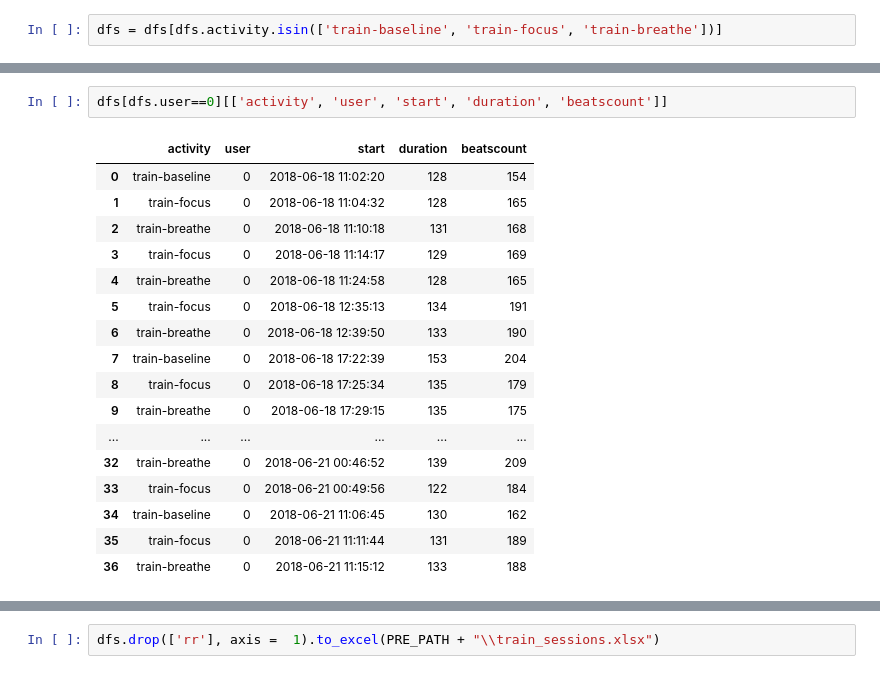
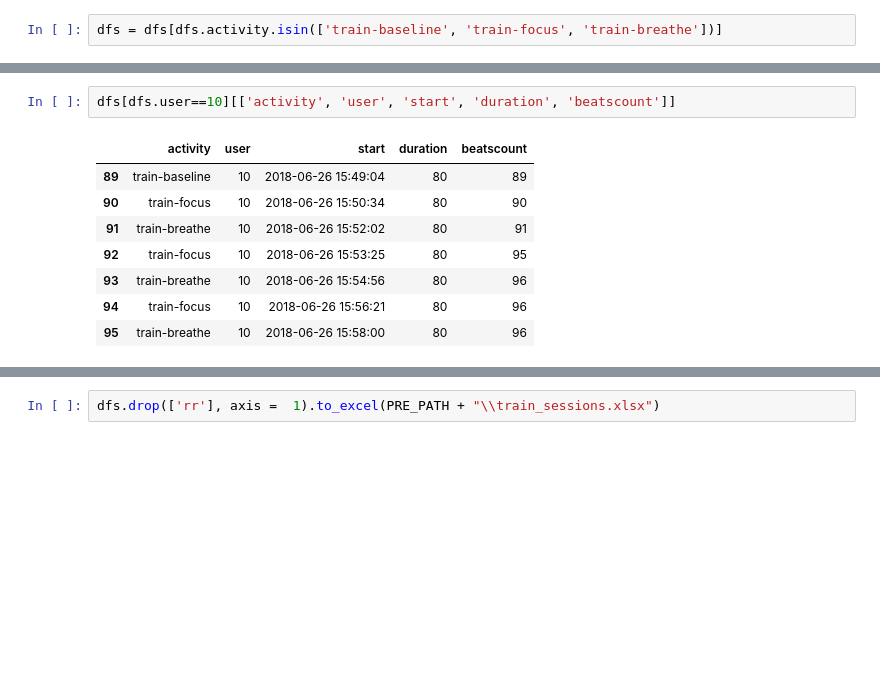
Before and after one commit to jucc/HeRV_analysis, a Jupyter notebook: pipeline/full_pipe_training_sessions.ipynb, the cells around one changed output, grey strips where cells are left out. Saved outputs shown, nothing was run; the diff lists cells and outputs as text; blank space fills up the shorter version.

```diff
--- a/pipeline/full_pipe_training_sessions.ipynb
+++ b/pipeline/full_pipe_training_sessions.ipynb
@@ -59,24 +74,15 @@ train-focus       18
 Name: duration, dtype: int64
 # %%
-dfs[dfs.user==0][['activity', 'user', 'start', 'duration', 'beatscount']]
+dfs[dfs.user==10][['activity', 'user', 'start', 'duration', 'beatscount']]
 # %% [output]
 |  | activity | user | start | duration | beatscount |
-| 0 | train-baseline | 0 | 2018-06-18 11:02:20 | 128 | 154 |
-| 1 | train-focus | 0 | 2018-06-18 11:04:32 | 128 | 165 |
-| 2 | train-breathe | 0 | 2018-06-18 11:10:18 | 131 | 168 |
-| 3 | train-focus | 0 | 2018-06-18 11:14:17 | 129 | 169 |
-| 4 | train-breathe | 0 | 2018-06-18 11:24:58 | 128 | 165 |
-| 5 | train-focus | 0 | 2018-06-18 12:35:13 | 134 | 191 |
-| 6 | train-breathe | 0 | 2018-06-18 12:39:50 | 133 | 190 |
-| 7 | train-baseline | 0 | 2018-06-18 17:22:39 | 153 | 204 |
-| 8 | train-focus | 0 | 2018-06-18 17:25:34 | 135 | 179 |
-| 9 | train-breathe | 0 | 2018-06-18 17:29:15 | 135 | 175 |
-| ... | ... | ... | ... | ... | ... |
-| 32 | train-breathe | 0 | 2018-06-21 00:46:52 | 139 | 209 |
-| 33 | train-focus | 0 | 2018-06-21 00:49:56 | 122 | 184 |
-| 34 | train-baseline | 0 | 2018-06-21 11:06:45 | 130 | 162 |
-| 35 | train-focus | 0 | 2018-06-21 11:11:44 | 131 | 189 |
-| 36 | train-breathe | 0 | 2018-06-21 11:15:12 | 133 | 188 |
+| 89 | train-baseline | 10 | 2018-06-26 15:49:04 | 80 | 89 |
+| 90 | train-focus | 10 | 2018-06-26 15:50:34 | 80 | 90 |
+| 91 | train-breathe | 10 | 2018-06-26 15:52:02 | 80 | 91 |
+| 92 | train-focus | 10 | 2018-06-26 15:53:25 | 80 | 95 |
+| 93 | train-breathe | 10 | 2018-06-26 15:54:56 | 80 | 96 |
+| 94 | train-focus | 10 | 2018-06-26 15:56:21 | 80 | 96 |
+| 95 | train-breathe | 10 | 2018-06-26 15:58:00 | 80 | 96 |
 # %%
 dfs.describe()
 # %% [output]
```
Also changed, not shown: parts of 18 cells of this notebook, 4 other files.
